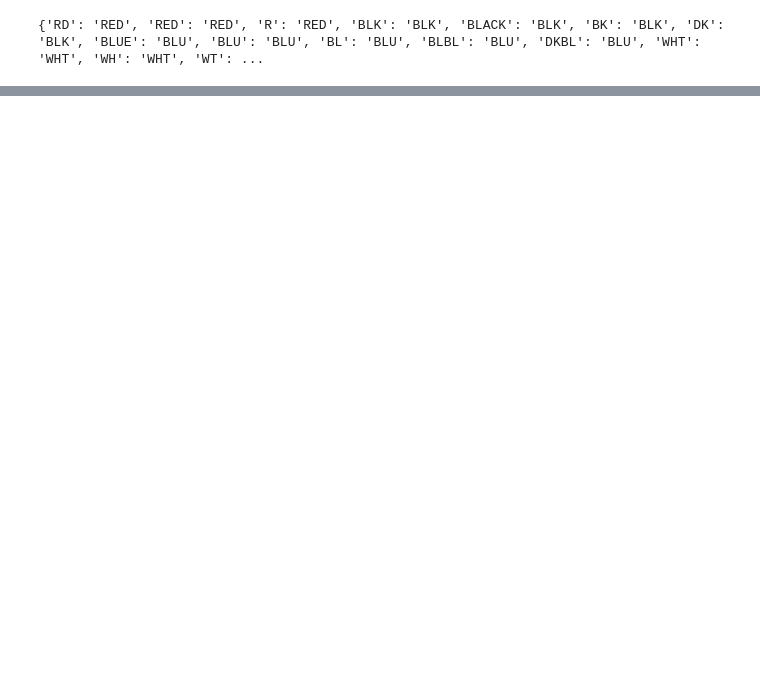
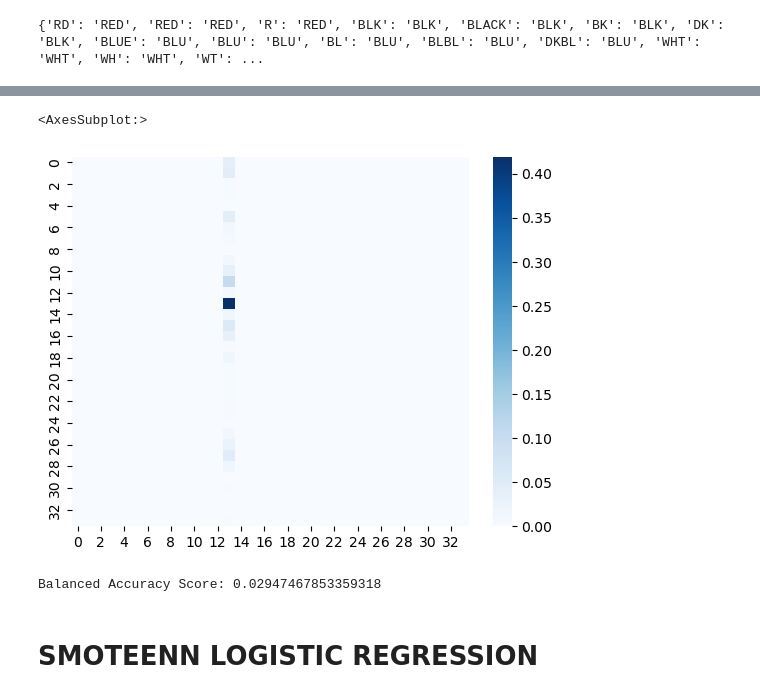
Before and after one commit to chojunhyun94/Parking_Violations_NYC, a Jupyter notebook: Notebooks/parking_violations_ml.ipynb, the cells around one changed output, grey strips where cells are left out. Cells and saved outputs as stored; diff of their text form; code cells hidden in the pictures; blank space fills up the shorter version.

```diff
--- a/Notebooks/parking_violations_ml.ipynb
+++ b/Notebooks/parking_violations_ml.ipynb
@@ -408,0 +325,13 @@ print()
+# %%
+from sklearn.linear_model import LogisticRegression
+from sklearn.model_selection import train_test_split
+
+x_cols = [i for i in filtered_df.columns if i not in ('Violation Code')]
+X, y = filtered_df[x_cols], filtered_df['Violation Code']
+
+X_train, X_test, y_train, y_test = train_test_split(X, y, random_state = 1)
+
+model = LogisticRegression(solver ='saga', random_state = 2)
+model.fit(X_train, y_train)
+
+y_pred = model.predict(X_test)
@@ -408,0 +373,14 @@ print()
+# %%
+import seaborn as sns
+import numpy as np
+sns.heatmap(cm/np.sum(cm), annot=False,
+            fmt='.2%', cmap='Blues')
+# %% [output]
+<AxesSubplot:>
+[figure, added]
+# %%
+print(f"Balanced Accuracy Score: {balanced_accuracy_score(y_test,y_pred)}")
+# %% [output]
+Balanced Accuracy Score: 0.02947467853359318
+# %% [markdown]
+# SMOTEENN LOGISTIC REGRESSION
```
Also changed, not shown: parts of 14 cells of this notebook, 2 other files.
